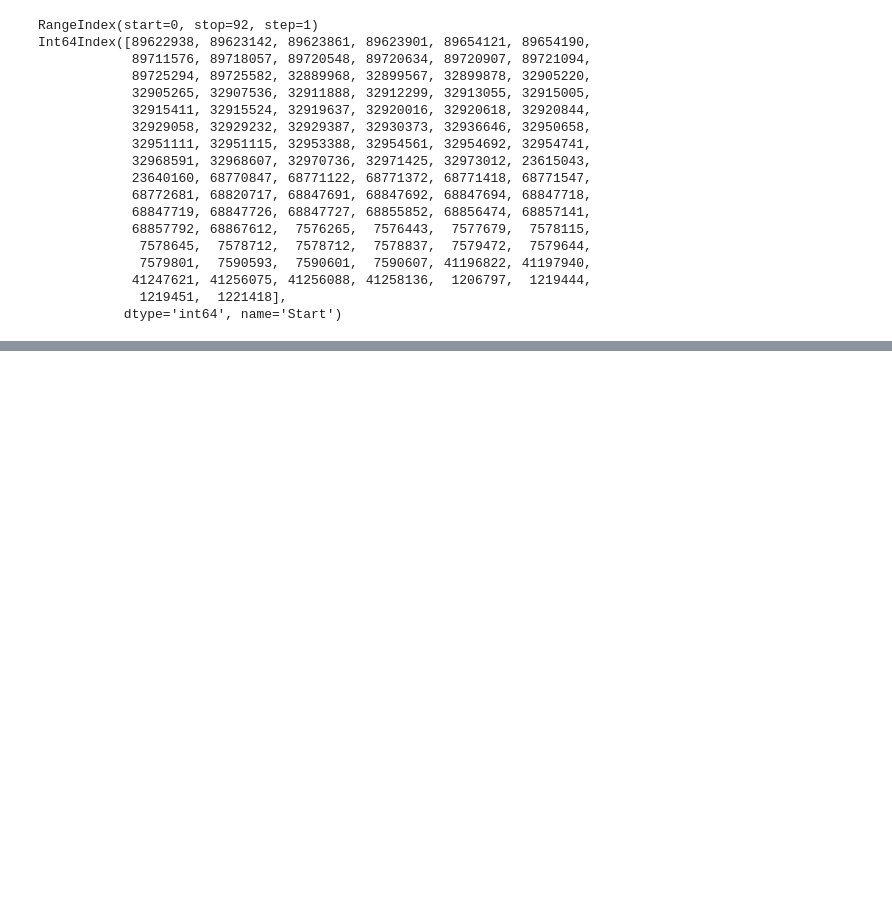
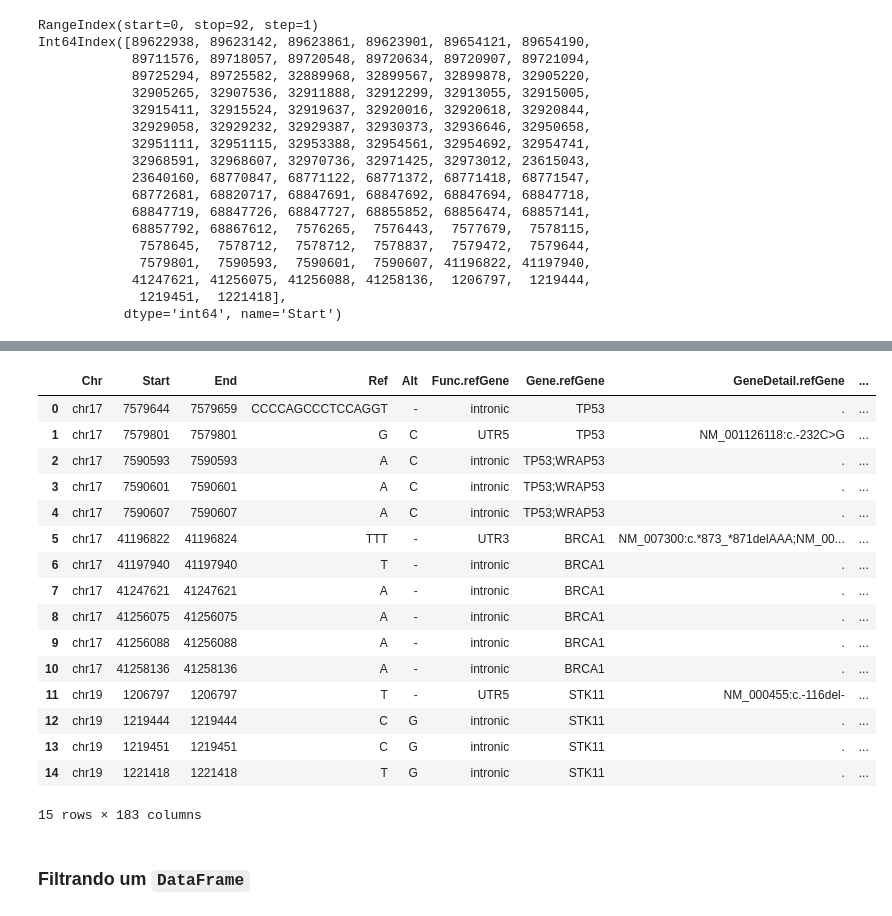
Before and after one commit to genomika/pandas-workshop, a Jupyter notebook: workshop-python_pandas_gnmk.ipynb, the cells around one changed output, grey strips where cells are left out. Saved outputs shown, nothing was run; the diff lists cells and outputs as text; code cells hidden in the pictures; blank space fills up the shorter version.

Commit message:
Next topic is filtering dataframes

```diff
--- a/workshop-python_pandas_gnmk.ipynb
+++ b/workshop-python_pandas_gnmk.ipynb
@@ -678,0 +696,22 @@ Int64Index([89622938, 89623142, 89623861, 89623901, 89654121, 89654190,
+# %%
+df2.reset_index(drop=True)
+# %% [output]
+|  | Chr | Start | End | Ref | Alt | Func.refGene | Gene.refGene | GeneDetail.refGene | ... |
+| 0 | chr17 | 7579644 | 7579659 | CCCCAGCCCTCCAGGT | - | intronic | TP53 | . | ... |
+| 1 | chr17 | 7579801 | 7579801 | G | C | UTR5 | TP53 | NM_001126118:c.-232C>G | ... |
+| 2 | chr17 | 7590593 | 7590593 | A | C | intronic | TP53;WRAP53 | . | ... |
+| 3 | chr17 | 7590601 | 7590601 | A | C | intronic | TP53;WRAP53 | . | ... |
+| 4 | chr17 | 7590607 | 7590607 | A | C | intronic | TP53;WRAP53 | . | ... |
+| 5 | chr17 | 41196822 | 41196824 | TTT | - | UTR3 | BRCA1 | NM_007300:c.*873_*871delAAA;NM_00... | ... |
+| 6 | chr17 | 41197940 | 41197940 | T | - | intronic | BRCA1 | . | ... |
+| 7 | chr17 | 41247621 | 41247621 | A | - | intronic | BRCA1 | . | ... |
+| 8 | chr17 | 41256075 | 41256075 | A | - | intronic | BRCA1 | . | ... |
+| 9 | chr17 | 41256088 | 41256088 | A | - | intronic | BRCA1 | . | ... |
+| 10 | chr17 | 41258136 | 41258136 | A | - | intronic | BRCA1 | . | ... |
+| 11 | chr19 | 1206797 | 1206797 | T | - | UTR5 | STK11 | NM_000455:c.-116del- | ... |
+| 12 | chr19 | 1219444 | 1219444 | C | G | intronic | STK11 | . | ... |
+| 13 | chr19 | 1219451 | 1219451 | C | G | intronic | STK11 | . | ... |
+| 14 | chr19 | 1221418 | 1221418 | T | G | intronic | STK11 | . | ... |
+15 rows × 183 columns
+# %% [markdown]
+### Filtrando um `DataFrame`
```
Also changed, not shown: parts of 3 cells of this notebook, 1 other file.
